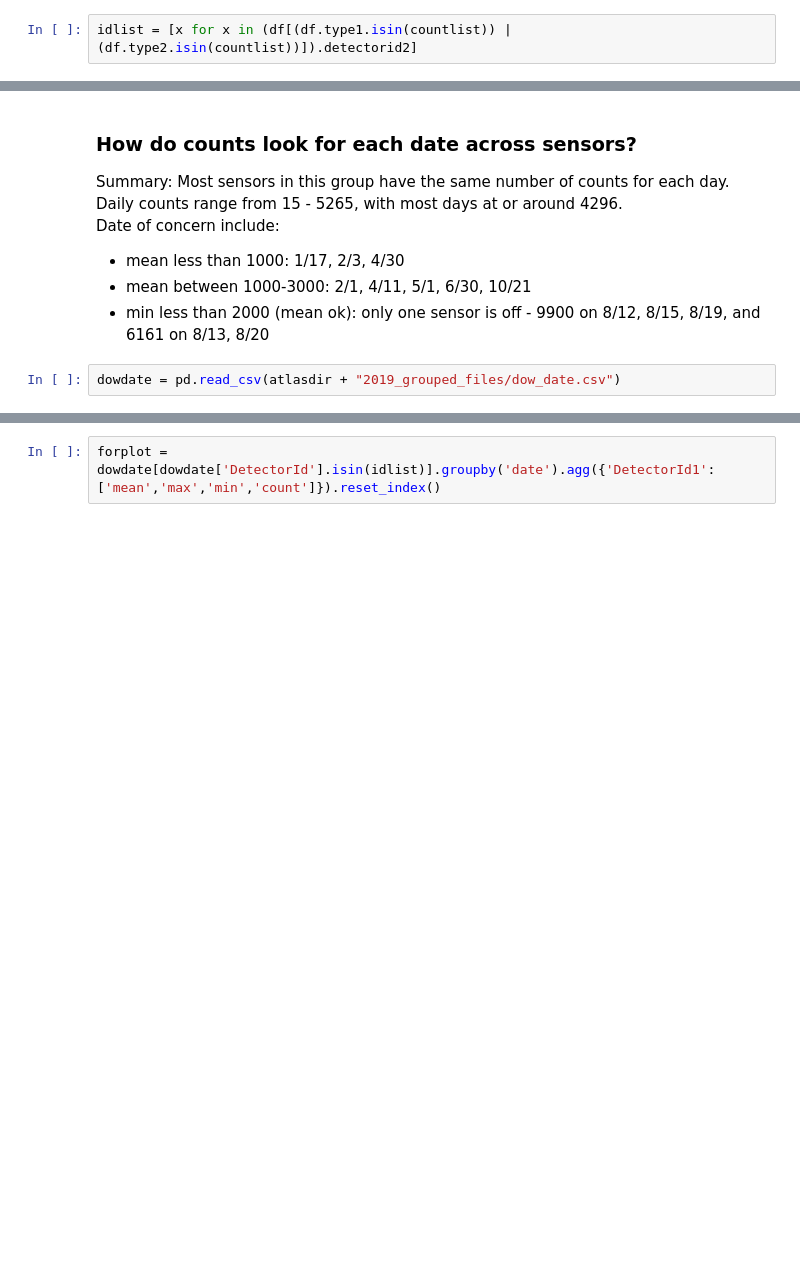
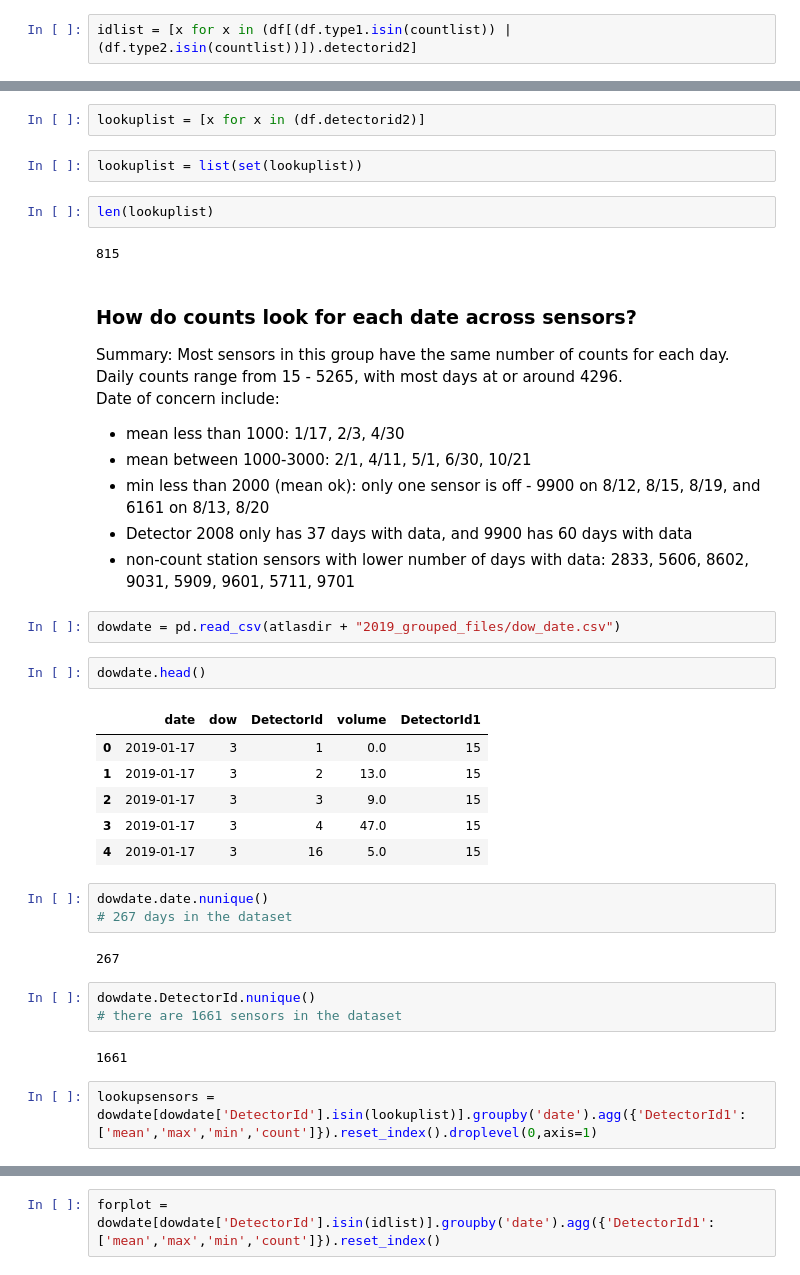
Before and after one commit to sarahcmap/aadt, a Jupyter notebook: aadt19.ipynb, the cells around one changed output, grey strips where cells are left out. Saved outputs shown, nothing was run; the diff lists cells and outputs as text; blank space fills up the shorter version.

```diff
--- a/aadt19.ipynb
+++ b/aadt19.ipynb
@@ -46,3 +128,11 @@ len(idlist)
+# %%
+lookuplist = [x for x in (df.detectorid2)]
+# %%
+lookuplist = list(set(lookuplist))
+# %%
+len(lookuplist)
+# %% [output]
+815
 # %% [markdown]
 ### How do counts look for each date across sensors?
 Summary: Most sensors in this group have the same number of counts for each day.  Daily counts range from 15 - 5265, with most days at or around 4296. <br>
@@ -50,5 +140,28 @@ Date of concern include: <br>
 * mean less than 1000: 1/17, 2/3, 4/30
 * mean between 1000-3000: 2/1, 4/11, 5/1, 6/30, 10/21
 * min less than 2000 (mean ok): only one sensor is off - 9900 on 8/12, 8/15, 8/19, and 6161 on 8/13, 8/20
+* Detector 2008 only has 37 days with data, and 9900 has 60 days with data
+* non-count station sensors with lower number of days with data: 2833, 5606, 8602, 9031, 5909, 9601, 5711, 9701
 # %%
 dowdate = pd.read_csv(atlasdir + "2019_grouped_files/dow_date.csv")
+# %%
+dowdate.head()
+# %% [output]
+|  | date | dow | DetectorId | volume | DetectorId1 |
+| 0 | 2019-01-17 | 3 | 1 | 0.0 | 15 |
+| 1 | 2019-01-17 | 3 | 2 | 13.0 | 15 |
+| 2 | 2019-01-17 | 3 | 3 | 9.0 | 15 |
+| 3 | 2019-01-17 | 3 | 4 | 47.0 | 15 |
+| 4 | 2019-01-17 | 3 | 16 | 5.0 | 15 |
+# %%
+dowdate.date.nunique()
+# 267 days in the dataset
+# %% [output]
+267
+# %%
+dowdate.DetectorId.nunique()
+# there are 1661 sensors in the dataset
+# %% [output]
+1661
+# %%
+lookupsensors = dowdate[dowdate['DetectorId'].isin(lookuplist)].groupby('date').agg({'DetectorId1':['mean','max','min','count']}).reset_index().droplevel(0,axis=1)
```
Also changed, not shown: parts of 17 cells of this notebook, 1 other file.
